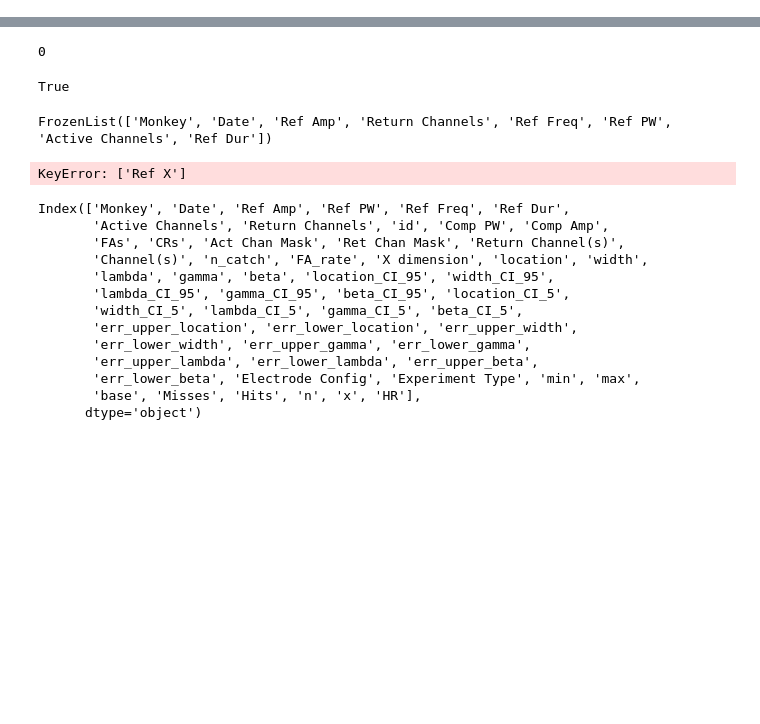
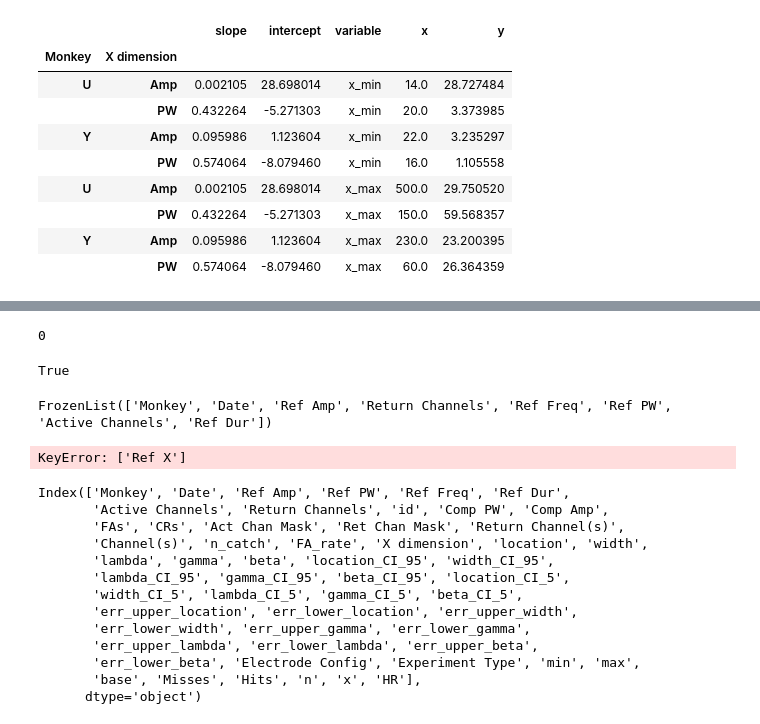
Before and after one commit to schlich/psychoanalyze, a Jupyter notebook: notebooks/scratch.ipynb, the cells around one changed output, grey strips where cells are left out. Cells and saved outputs as stored; diff of their text form; code cells hidden in the pictures; blank space fills up the shorter version.

```diff
--- a/notebooks/scratch.ipynb
+++ b/notebooks/scratch.ipynb
@@ -12,0 +47,8 @@ sessions = data.load('sessions')
+# %%
+regression_data = data.regress(
+        weber_data,
+        x="Reference Charge (nC)",
+        y="Threshold Charge (nC)",
+        groups=["Monkey", "X dimension"],
+    )
+regression_data
@@ -12,0 +66,5 @@ sessions = data.load('sessions')
+# %%
+bounded_regression = data.get_bounds(
+    regression_data, filtered_data, "Reference Charge (nC)"
+)
+bounded_regression
@@ -12,0 +78,8 @@ sessions = data.load('sessions')
+# %%
+regression_lines_df = bounded_regression.melt(
+    id_vars=["slope", "intercept"],
+    value_vars=["x_min", "x_max"],
+    value_name="x",
+    ignore_index=False,
+)
+regression_lines_df
@@ -12,0 +97,15 @@ sessions = data.load('sessions')
+# %%
+df = regression_lines_df
+regression_lines_df['y'] = df["slope"]*df['x'] + df["intercept"]
+regression_lines_df
+# %% [output]
+|  |  | slope | intercept | variable | x | y |
+| Monkey | X dimension |  |  |  |  |  |
+| U | Amp | 0.002105 | 28.698014 | x_min | 14.0 | 28.727484 |
+|  | PW | 0.432264 | -5.271303 | x_min | 20.0 | 3.373985 |
+| Y | Amp | 0.095986 | 1.123604 | x_min | 22.0 | 3.235297 |
+|  | PW | 0.574064 | -8.079460 | x_min | 16.0 | 1.105558 |
+| U | Amp | 0.002105 | 28.698014 | x_max | 500.0 | 29.750520 |
+|  | PW | 0.432264 | -5.271303 | x_max | 150.0 | 59.568357 |
+| Y | Amp | 0.095986 | 1.123604 | x_max | 230.0 | 23.200395 |
+|  | PW | 0.574064 | -8.079460 | x_max | 60.0 | 26.364359 |
```
Also changed, not shown: parts of 20 cells of this notebook, 12 other files.
